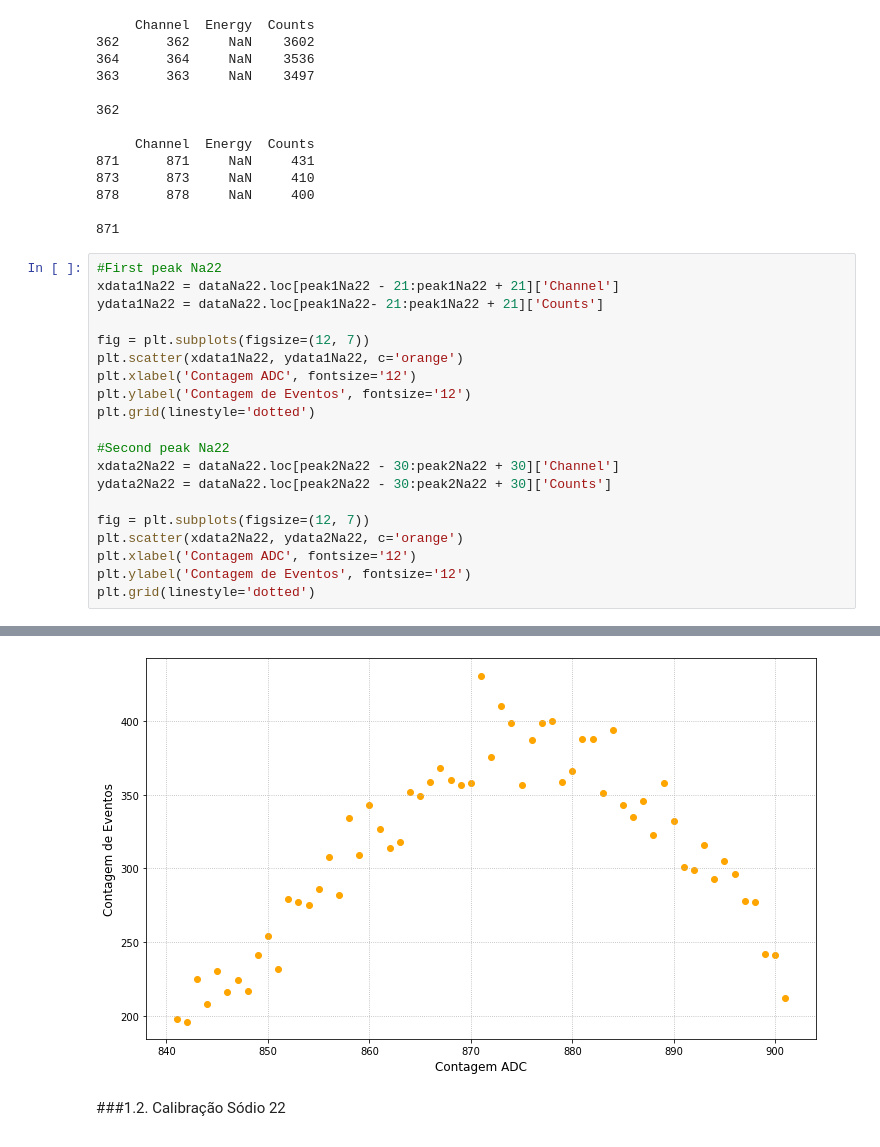
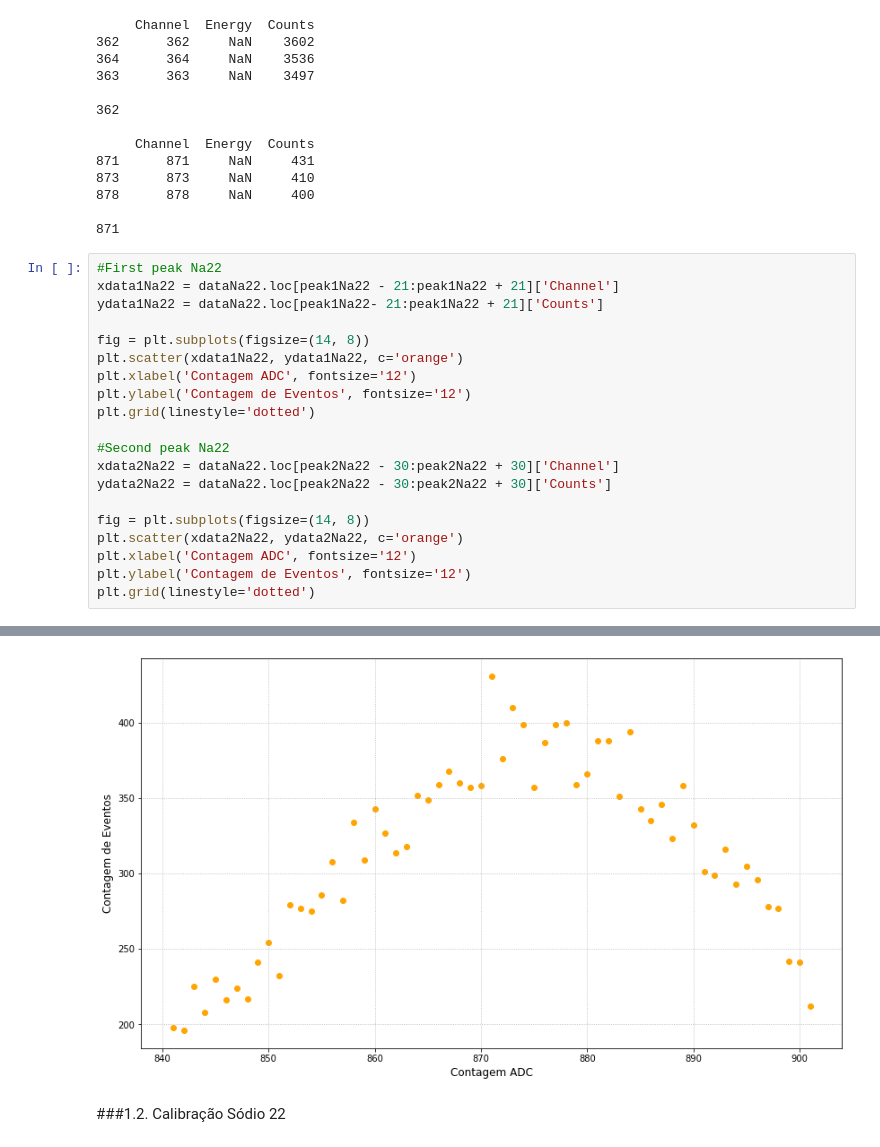
Before and after one commit to goulartsursula/DisciplinasUERJ, a Jupyter notebook: Estrutura da Materia 2/EspectroscopiaRaiosGama.ipynb, the cells around one changed output, grey strips where cells are left out. Cells and saved outputs as stored; diff of their text form.

```diff
--- a/Estrutura da Materia 2/EspectroscopiaRaiosGama.ipynb
+++ b/Estrutura da Materia 2/EspectroscopiaRaiosGama.ipynb
@@ -57,7 +57,7 @@ peak2Na22 = dataNa22.iloc[dataNa22.loc[860:880]['Counts'].idxmax()]['Channel']
 xdata1Na22 = dataNa22.loc[peak1Na22 - 21:peak1Na22 + 21]['Channel']
 ydata1Na22 = dataNa22.loc[peak1Na22- 21:peak1Na22 + 21]['Counts']
 
-fig = plt.subplots(figsize=(12, 7))
+fig = plt.subplots(figsize=(14, 8))
 plt.scatter(xdata1Na22, ydata1Na22, c='orange')
 plt.xlabel('Contagem ADC', fontsize='12')
 plt.ylabel('Contagem de Eventos', fontsize='12')
@@ -67,7 +67,7 @@ plt.grid(linestyle='dotted')
 xdata2Na22 = dataNa22.loc[peak2Na22 - 30:peak2Na22 + 30]['Channel']
 ydata2Na22 = dataNa22.loc[peak2Na22 - 30:peak2Na22 + 30]['Counts']
 
-fig = plt.subplots(figsize=(12, 7))
+fig = plt.subplots(figsize=(14, 8))
 plt.scatter(xdata2Na22, ydata2Na22, c='orange')
 plt.xlabel('Contagem ADC', fontsize='12')
 plt.ylabel('Contagem de Eventos', fontsize='12')
@@ -77,4 +77,4 @@ plt.grid(linestyle='dotted')
-[figure, old version]
+[figure, new version]
 # %% [markdown]
 ###1.2. Calibração Sódio 22
 # %%
```
Also changed, not shown: parts of 5 cells of this notebook.
